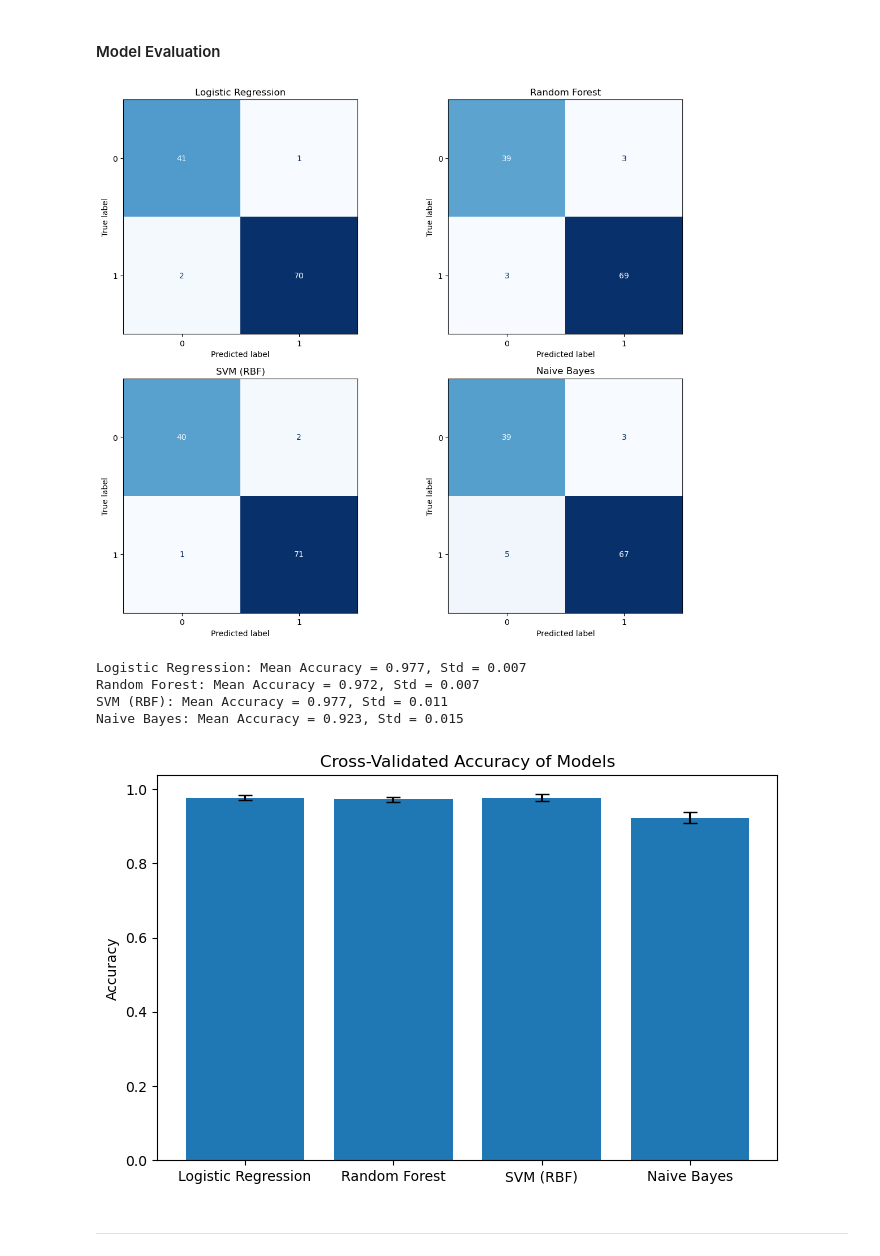
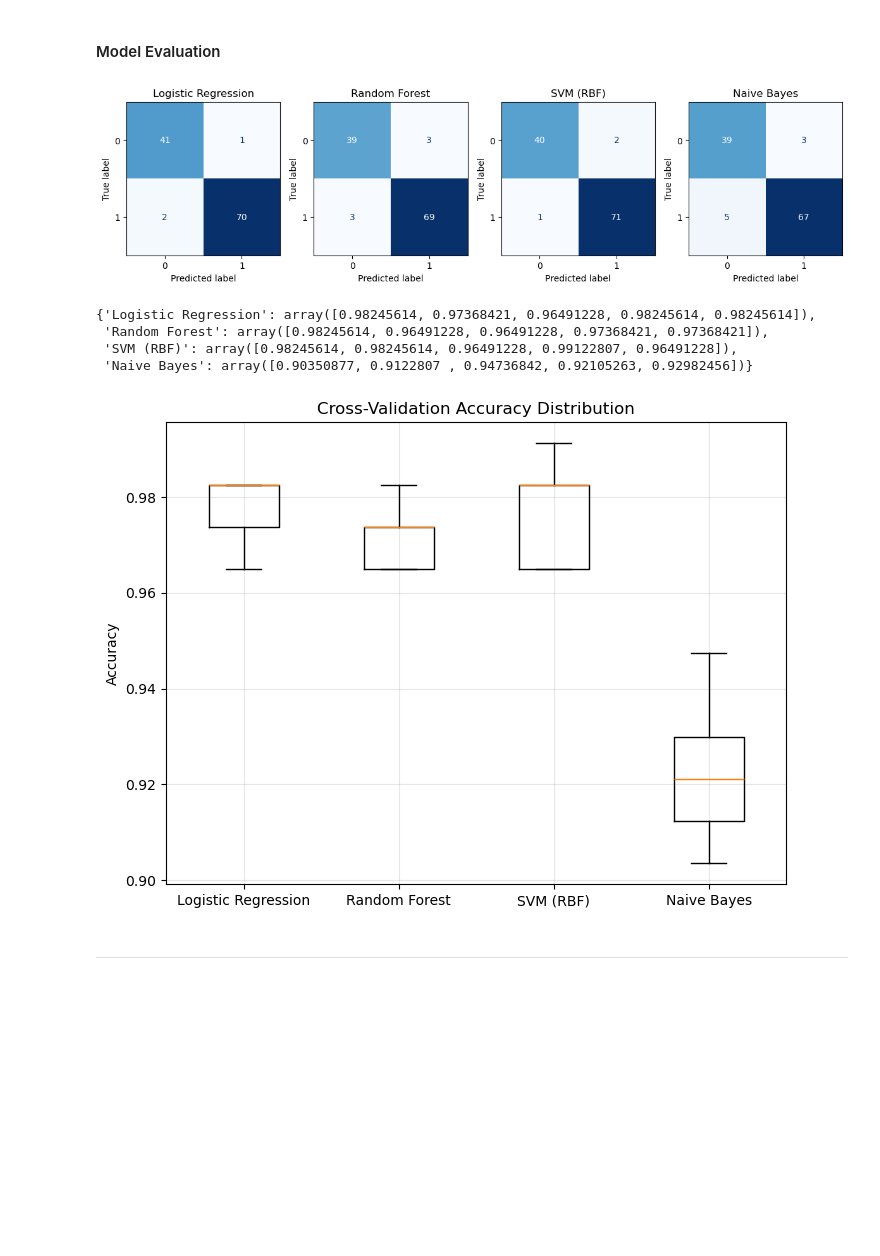
Before and after one commit to rickkli/STT810_Project, a Jupyter notebook: cancer_detection.ipynb, the cells around one changed output. Drawn from its saved outputs; the diff is of its cells as text; code cells hidden in the pictures; blank space fills up the shorter version.

Commit message:
update plots

```diff
--- a/cancer_detection.ipynb
+++ b/cancer_detection.ipynb
@@ -212,47 +212,44 @@ weighted avg       0.93      0.93      0.93       114
 # %%
 plt.figure(figsize=(12, 10))
 
 for i, (name, model) in enumerate(models.items(), start=1):
     y_pred = model.predict(X_test_pca)
 
-    plt.subplot(2, 2, i)
+    plt.subplot(1, 4, i)
     disp = ConfusionMatrixDisplay(confusion_matrix(y_test, y_pred))
     disp.plot(ax=plt.gca(), cmap='Blues', colorbar=False)
     plt.title(name)
 
 plt.tight_layout()
 plt.show()
 # %% [output]
-[figure, old version]
+[figure, new version]
 # %%
 # StratifiedKFold to preserve class balance
 cv = StratifiedKFold(n_splits=5, shuffle=True, random_state=1)
 
-# Dictionary to store mean & std
-cv_results = {}
+# store scores for each model
+cv_scores = {}
 
 for name, model in models.items():
-    scores = cross_val_score(model, X_train_pca, y_train_resampled,
-                             cv=cv, scoring='accuracy')
-    cv_results[name] = (scores.mean(), scores.std())
-    print(f"{name}: Mean Accuracy = {scores.mean():.3f}, Std = {scores.std():.3f}")
+    scores = cross_val_score(model, X_train_pca, y_train_resampled, cv=cv, scoring='accuracy')
+    cv_scores[name] = scores
-# %% [output]
-Logistic Regression: Mean Accuracy = 0.977, Std = 0.007
-Random Forest: Mean Accuracy = 0.972, Std = 0.007
-SVM (RBF): Mean Accuracy = 0.977, Std = 0.011
-Naive Bayes: Mean Accuracy = 0.923, Std = 0.015
+# %%
+cv_scores
+# %% [output]
+{'Logistic Regression': array([0.98245614, 0.97368421, 0.96491228, 0.98245614, 0.98245614]),
+ 'Random Forest': array([0.98245614, 0.96491228, 0.96491228, 0.97368421, 0.97368421]),
+ 'SVM (RBF)': array([0.98245614, 0.98245614, 0.96491228, 0.99122807, 0.96491228]),
+ 'Naive Bayes': array([0.90350877, 0.9122807 , 0.94736842, 0.92105263, 0.92982456])}
 # %%
-names = list(cv_results.keys())
-means = [cv_results[n][0] for n in names]
-stds = [cv_results[n][1] for n in names]
-
-plt.figure(figsize=(8,5))
-plt.bar(names, means, yerr=stds, capsize=5)
+plt.figure(figsize=(8,6))
+plt.boxplot(cv_scores.values(), labels=cv_scores.keys())
 plt.ylabel("Accuracy")
-plt.title("Cross-Validated Accuracy of Models")
+plt.title("Cross-Validation Accuracy Distribution")
+plt.grid(True, alpha=0.3)
 plt.show()
 # %% [output]
-[figure, old version]
+[figure, new version]
 # %% [markdown]
 ---
 # %% [markdown]
```
